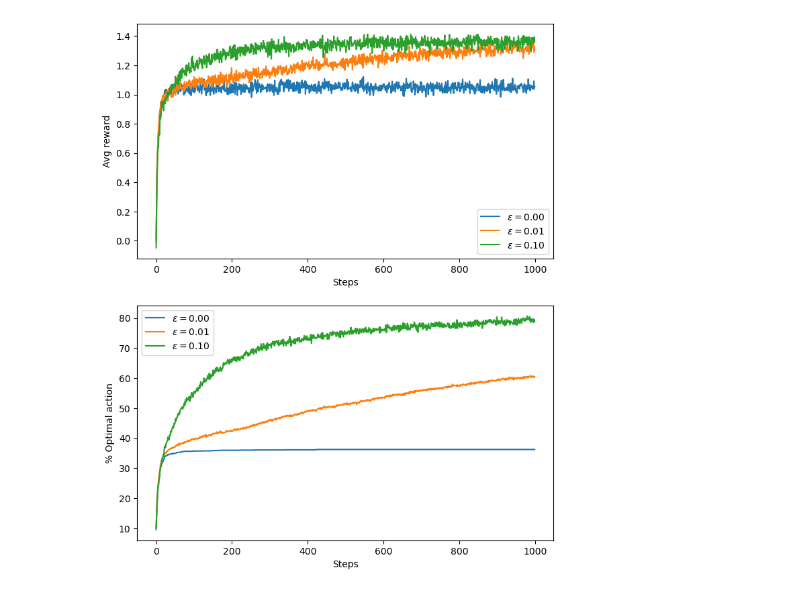
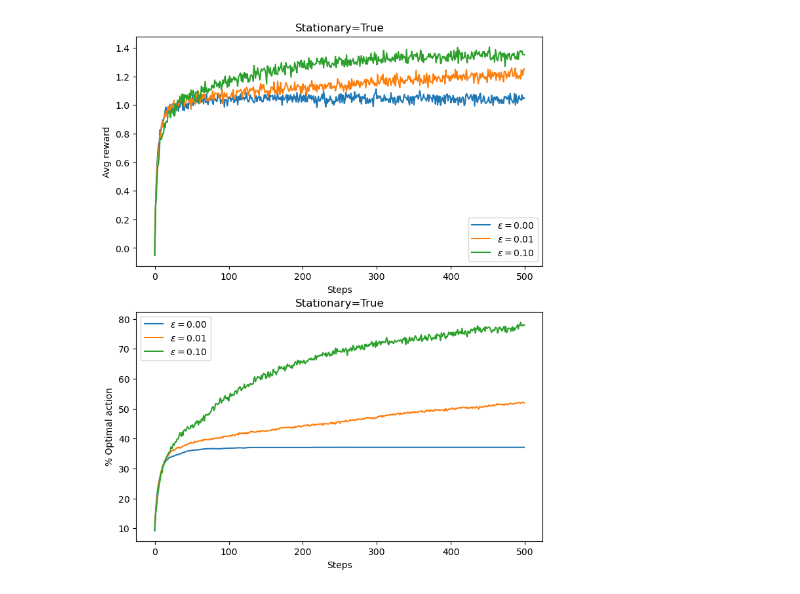
Before and after one commit to nguymin4/reinforcement-learning-introduction, a Jupyter notebook: chapter_2/10_armed_test_bed.ipynb, the cells around one changed output. Cells and saved outputs as stored; diff of their text form; code cells hidden in the pictures.

```diff
--- a/chapter_2/10_armed_test_bed.ipynb
+++ b/chapter_2/10_armed_test_bed.ipynb
@@ -85,18 +114,29 @@ def simulate(bandit: MultiArmedBanditEnv, gambler: AveragingGambler, num_of_epis
 # %%
-def exercise_2_5():
-  fig, (mean_reward_plot, mean_best_action_plot ) = plt.subplots(2, figsize=(8, 10))
-  mean_reward_plot.set_xlabel("Steps")
-  mean_reward_plot.set_ylabel("Avg reward")
-  mean_best_action_plot.set_xlabel("Steps")
-  mean_best_action_plot.set_ylabel("% Optimal action")
-  for epsilon in [0, 0.01, 0.1]:
-    mean_rewards, mean_best_action_counts = simulate(MultiArmedBanditEnv(), AveragingGambler(epsilon=epsilon), num_of_episodes=int(2e3), max_time_steps=int(1e3))
-    mean_reward_plot.plot(mean_rewards, label='$\epsilon = %.02f$' % (epsilon))
-    mean_best_action_plot.plot(mean_best_action_counts * 100, label='$\epsilon = %.02f$' % (epsilon))
-  mean_reward_plot.legend()
-  mean_best_action_plot.legend()
-  plt.show()
+from typing import Type, Optional
 
-exercise_2_5()
+def exercise_2_5(bandit: MultiArmedBanditEnv, gambler_cls: Type[Gambler], gambler_args: Optional[dict] = None):
+    fig, (mean_reward_plot, mean_best_action_plot) = plt.subplots(2, figsize=(8, 10))
+    mean_reward_plot.set_title(f"Stationary={bandit.stationary}")
+    mean_reward_plot.set_xlabel("Steps")
+    mean_reward_plot.set_ylabel("Avg reward")
+    mean_best_action_plot.set_title(f"Stationary={bandit.stationary}")
+    mean_best_action_plot.set_xlabel("Steps")
+    mean_best_action_plot.set_ylabel("% Optimal action")
+    for epsilon in [0, 0.01, 0.1]:
+        mean_rewards, mean_best_action_counts = simulate(
+            bandit,
+            gambler_cls(epsilon=epsilon, **(gambler_args or {})),
+            num_of_episodes=int(2e3),
+            max_time_steps=int(5e2),
+        )
+        mean_reward_plot.plot(mean_rewards, label="$\epsilon = %.02f$" % (epsilon))
+        mean_best_action_plot.plot(
+            mean_best_action_counts * 100, label="$\epsilon = %.02f$" % (epsilon)
+        )
+    mean_reward_plot.legend()
+    mean_best_action_plot.legend()
+    plt.show()
-# %% [output]
-[figure, removed]
+# %%
+exercise_2_5(MultiArmedBanditEnv(stationary=True), AveragingGambler)
+# %% [output]
+[figure, added]
```
Also changed, not shown: parts of 4 cells of this notebook.
